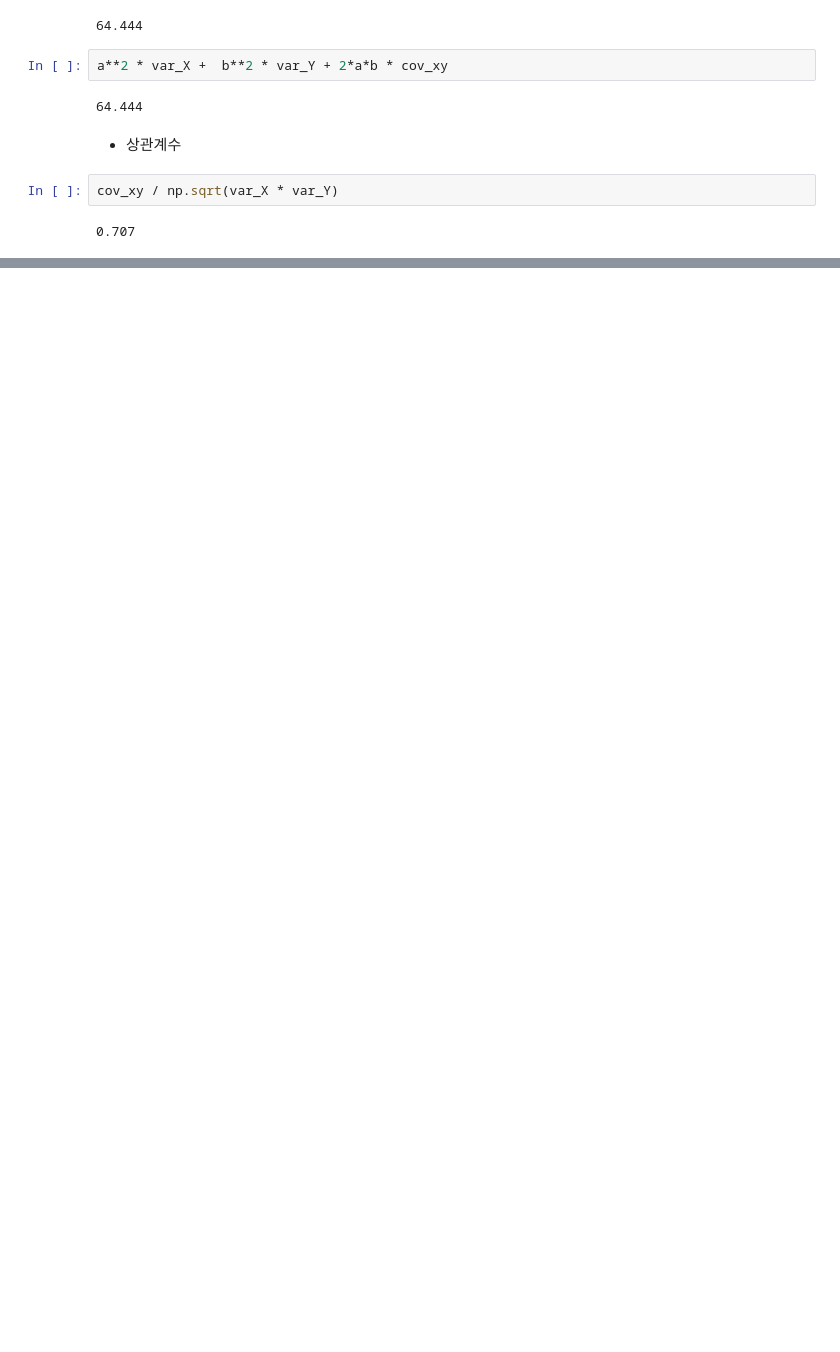
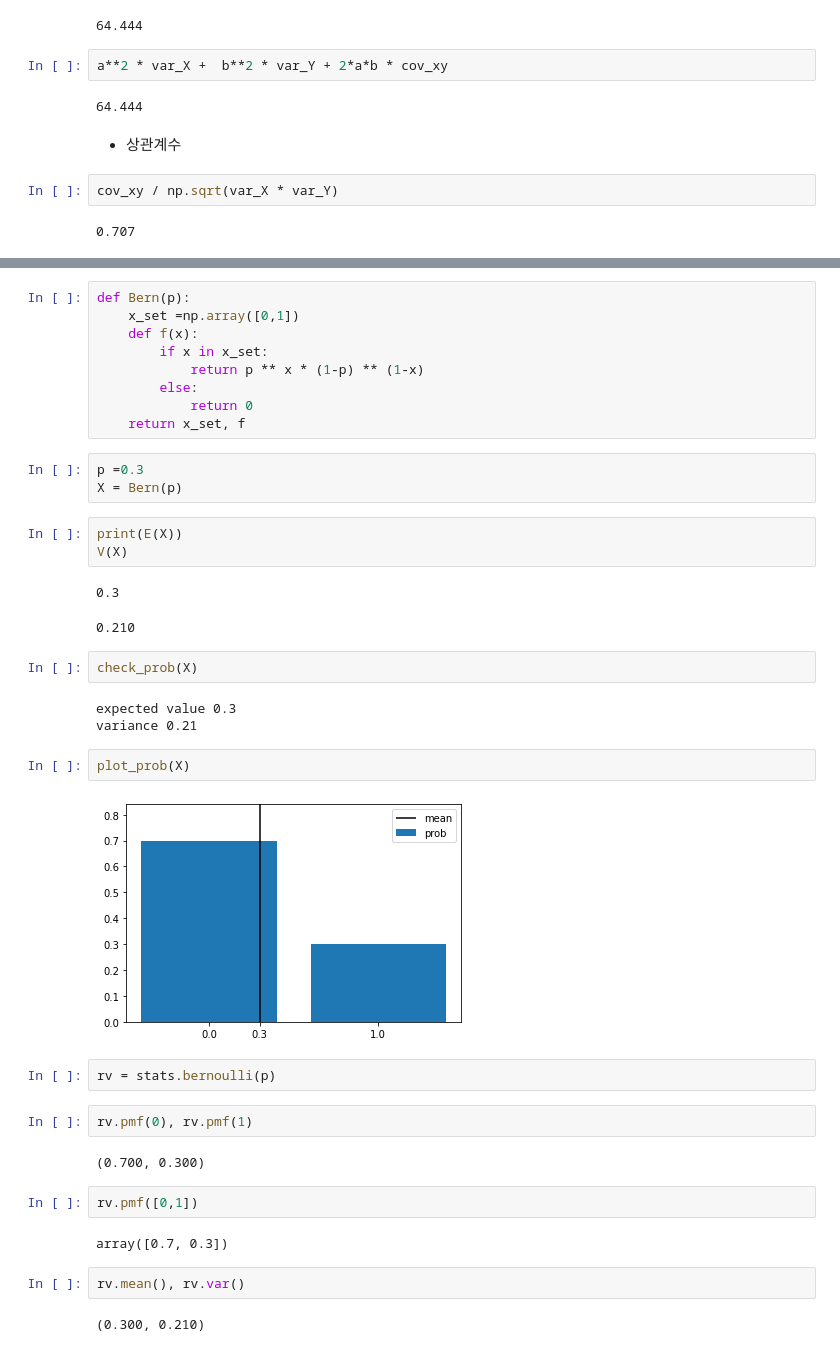
Before and after one commit to ddeodeok/cakd7, a Jupyter notebook: m3_통계/Stat_1.ipynb, the cells around one changed output, grey strips where cells are left out. Saved outputs shown, nothing was run; the diff lists cells and outputs as text; blank space fills up the shorter version.

```diff
--- a/m3_통계/Stat_1.ipynb
+++ b/m3_통계/Stat_1.ipynb
@@ -1277,0 +1326,41 @@ cov_xy / np.sqrt(var_X * var_Y)
+# %%
+def Bern(p):
+    x_set =np.array([0,1])
+    def f(x):
+        if x in x_set:
+            return p ** x * (1-p) ** (1-x)
+        else:
+            return 0
+    return x_set, f
+# %%
+p =0.3
+X = Bern(p)
+# %%
+print(E(X))
+V(X)
+# %% [output]
+0.3
+0.210
+# %%
+check_prob(X)
+# %% [output]
+expected value 0.3
+variance 0.21
+# %%
+plot_prob(X)
+# %% [output]
+[figure, added]
+# %%
+rv = stats.bernoulli(p)
+# %%
+rv.pmf(0), rv.pmf(1)
+# %% [output]
+(0.700, 0.300)
+# %%
+rv.pmf([0,1])
+# %% [output]
+array([0.7, 0.3])
+# %%
+rv.mean(), rv.var()
+# %% [output]
+(0.300, 0.210)
```
Also changed, not shown: parts of 16 cells of this notebook, 2 other files.
